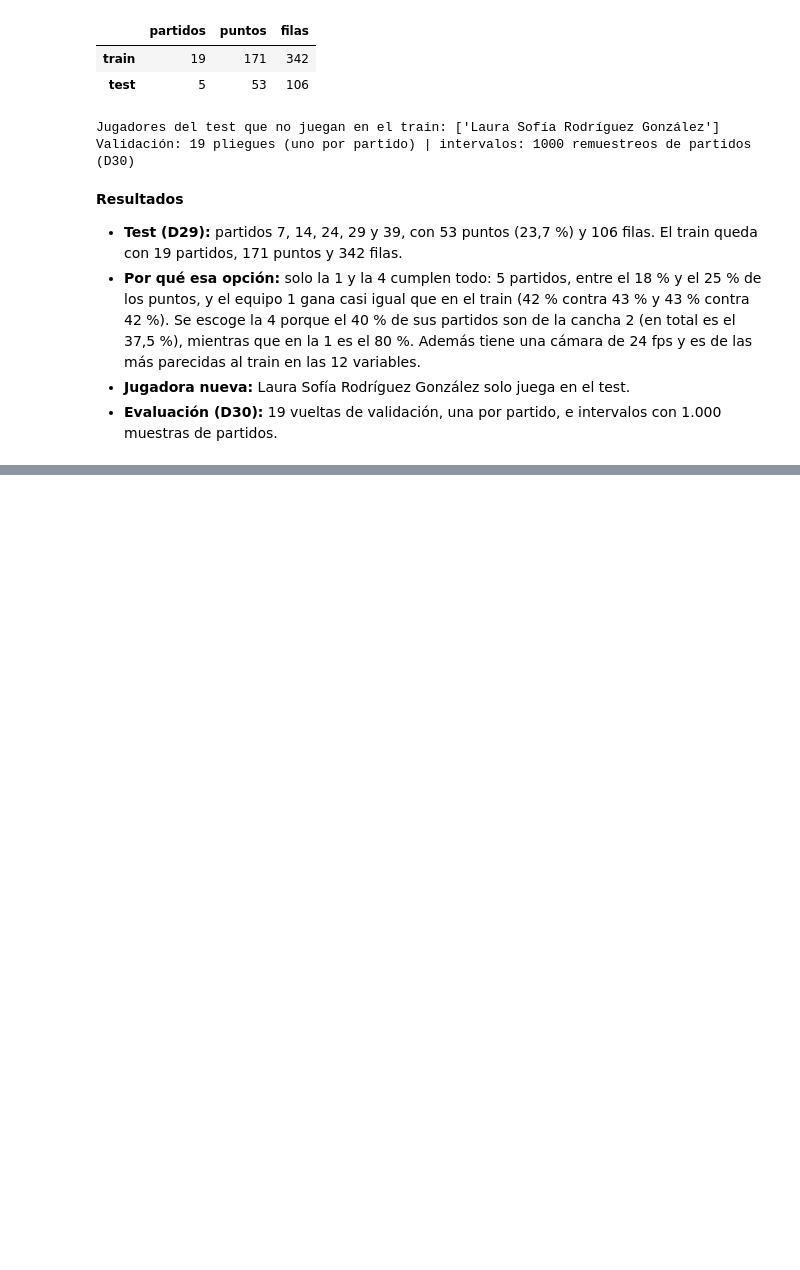
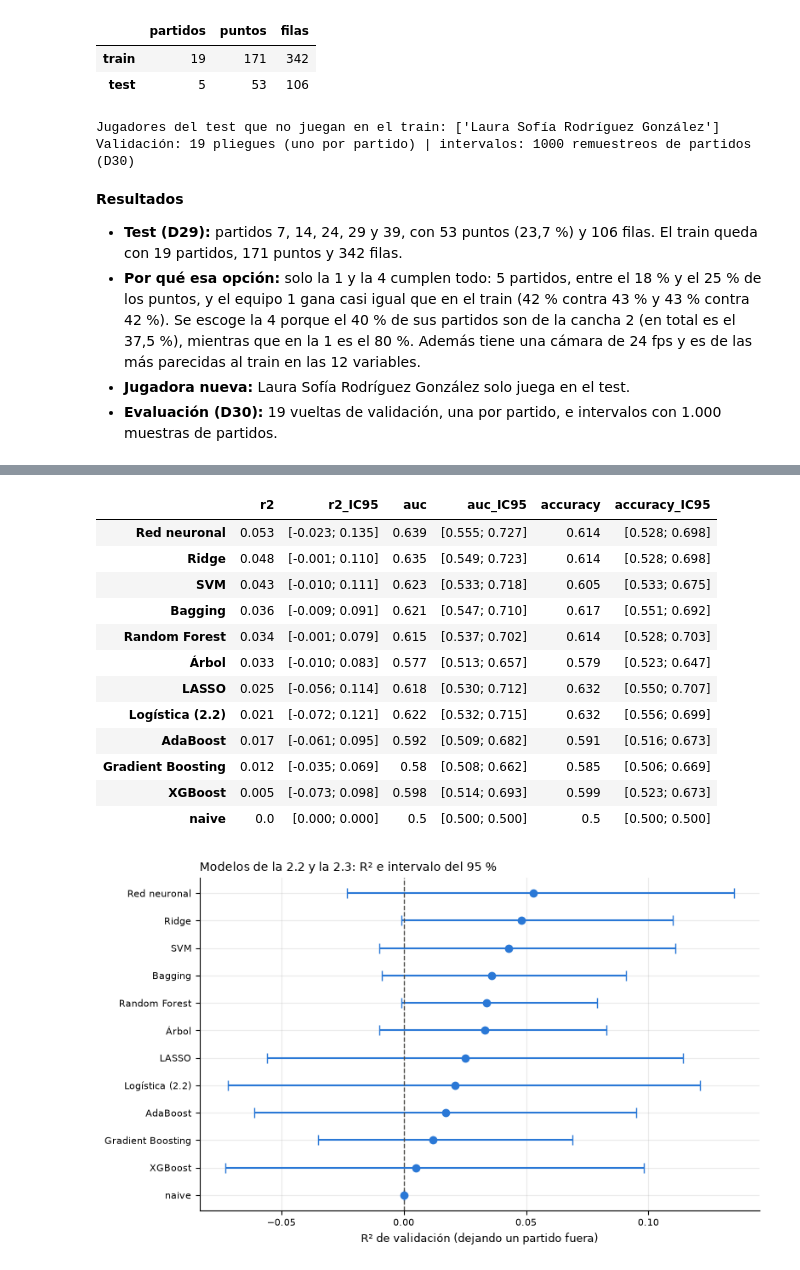
Before and after one commit to juanjocamposv/Proyecto_final_analitica, a Jupyter notebook: notebooks/Proyecto_Padel.ipynb, the cells around one changed output, grey strips where cells are left out. Saved outputs shown, nothing was run; the diff lists cells and outputs as text; code cells hidden in the pictures; blank space fills up the shorter version.

```diff
--- a/notebooks/Proyecto_Padel.ipynb
+++ b/notebooks/Proyecto_Padel.ipynb
@@ -653,0 +719,6 @@ _Pendiente._
+# %%
+# Pasos de cada modelo: cuánto cambia el R² con cada grupo o variable (✓ = se queda)
+pasos_2_3 = pd.concat({n: a['pasos'].set_index('paso') for n, a in ajustes.items()}, names=['modelo'])
+marca = pasos_2_3['dif_vs_actual'].round(3).astype(str) + np.where(pasos_2_3['se_queda'], ' ✓', '')
+display(marca.unstack('paso').reindex(columns=pasos_2_3.index.get_level_values('paso').unique()).drop(columns='modelo 1').fillna(''))
+display(pd.DataFrame({'variables': {n: ', '.join(a['variables']) for n, a in ajustes.items()}}))
@@ -653,0 +749,32 @@ _Pendiente._
+# %%
+# Comparación de todos los modelos en validación (R², AUC y accuracy con intervalo del 95 %)
+predicciones = {'naive': pred_naive, 'Logística (2.2)': pred_logistica, **{n: a['prediccion'] for n, a in ajustes.items()}}
+comparacion = mod.resumen(train, predicciones, muestras).sort_values('r2', ascending=False)
+display(comparacion)
+
+r2 = comparacion['r2'].astype(float).to_numpy()
+ic = np.array([[float(x) for x in s.strip('[]').split(';')] for s in comparacion['r2_IC95']])
+fig, eje = plt.subplots(figsize=(8, 4.8))
+eje.errorbar(r2, range(len(r2)), xerr=[r2 - ic[:, 0], ic[:, 1] - r2], fmt='o', capsize=4)
+eje.axvline(0, color='#52514e', linestyle='--', linewidth=1)
+eje.set_yticks(range(len(r2)), comparacion.index)
+eje.invert_yaxis()
+eje.set_xlabel('R² de validación (dejando un partido fuera)')
+eje.set_title('Modelos de la 2.2 y la 2.3: R² e intervalo del 95 %')
+fig.tight_layout()
+plt.show()
+# %% [output]
+|  | r2 | r2_IC95 | auc | auc_IC95 | accuracy | accuracy_IC95 |
+| Red neuronal | 0.053 | [-0.023; 0.135] | 0.639 | [0.555; 0.727] | 0.614 | [0.528; 0.698] |
+| Ridge | 0.048 | [-0.001; 0.110] | 0.635 | [0.549; 0.723] | 0.614 | [0.528; 0.698] |
+| SVM | 0.043 | [-0.010; 0.111] | 0.623 | [0.533; 0.718] | 0.605 | [0.533; 0.675] |
+| Bagging | 0.036 | [-0.009; 0.091] | 0.621 | [0.547; 0.710] | 0.617 | [0.551; 0.692] |
+| Random Forest | 0.034 | [-0.001; 0.079] | 0.615 | [0.537; 0.702] | 0.614 | [0.528; 0.703] |
+| Árbol | 0.033 | [-0.010; 0.083] | 0.577 | [0.513; 0.657] | 0.579 | [0.523; 0.647] |
+| LASSO | 0.025 | [-0.056; 0.114] | 0.618 | [0.530; 0.712] | 0.632 | [0.550; 0.707] |
+| Logística (2.2) | 0.021 | [-0.072; 0.121] | 0.622 | [0.532; 0.715] | 0.632 | [0.556; 0.699] |
+| AdaBoost | 0.017 | [-0.061; 0.095] | 0.592 | [0.509; 0.682] | 0.591 | [0.516; 0.673] |
+| Gradient Boosting | 0.012 | [-0.035; 0.069] | 0.58 | [0.508; 0.662] | 0.585 | [0.506; 0.669] |
+| XGBoost | 0.005 | [-0.073; 0.098] | 0.598 | [0.514; 0.693] | 0.599 | [0.523; 0.673] |
+| naive | 0.0 | [0.000; 0.000] | 0.5 | [0.500; 0.500] | 0.5 | [0.500; 0.500] |
+[figure, added]
```
Also changed, not shown: parts of 11 cells of this notebook, 5 other files.
